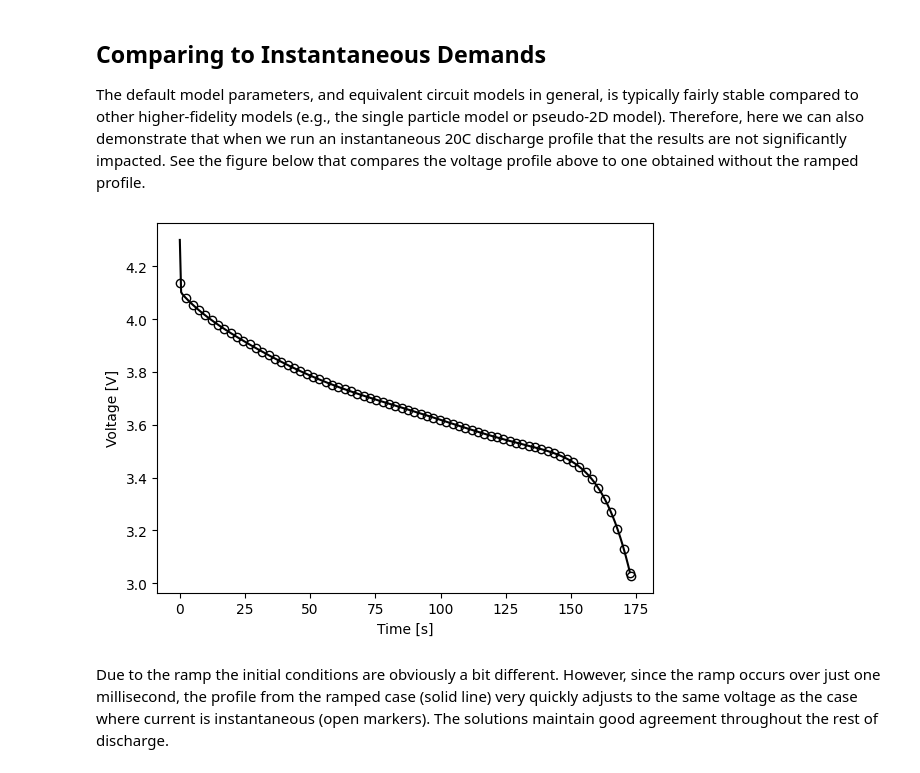
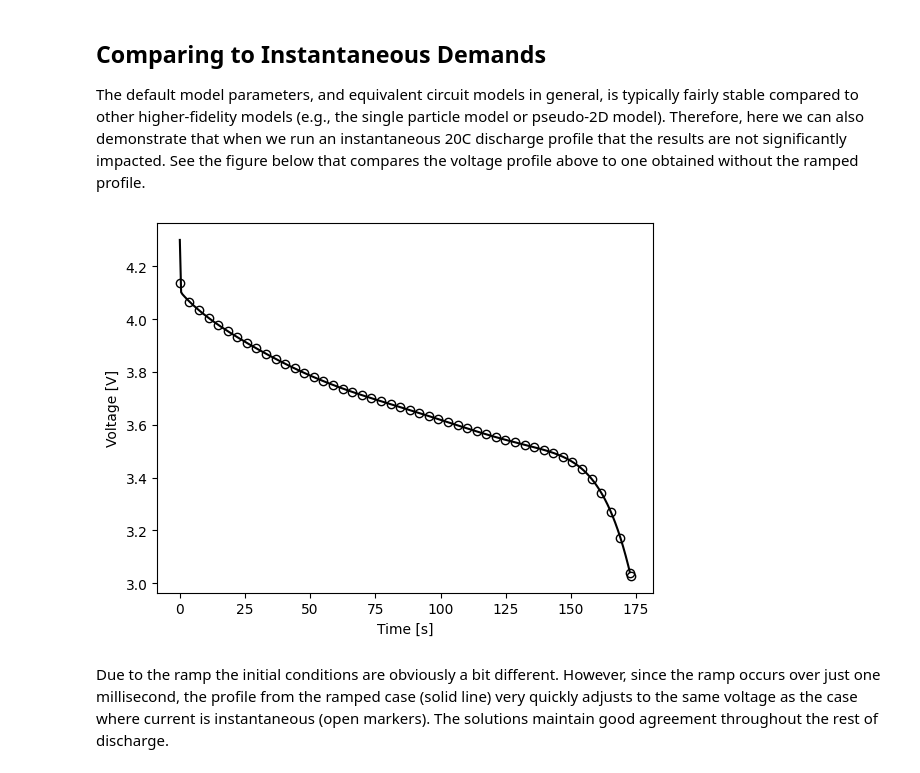
Before and after one commit to ROVI-org/thevenin, a Jupyter notebook: docs/jupyter_execute/examples/ramping.ipynb, the cells around one changed output. Saved outputs shown, nothing was run; the diff lists cells and outputs as text; code cells hidden in the pictures.

```diff
--- a/docs/jupyter_execute/examples/ramping.ipynb
+++ b/docs/jupyter_execute/examples/ramping.ipynb
@@ -51,7 +51,7 @@ Aside from a constant ramp, like `Ramp` demonstrated above, ramps are also commo
 dynamic_load = thev.loadfns.Ramp2Constant(20*75/1e-3, 20*75)
 
 expr = thev.Experiment()
-expr.add_step('current_A', dynamic_load, (180., 0.5), limits=('voltage_V', 3.))
+expr.add_step('current_A', dynamic_load, (360., 0.5), limits=('voltage_V', 3.))
 
 soln = model.run(expr)
 soln.plot('time_s', 'current_A')
@@ -66,17 +66,17 @@ These types of "stability" ramps become more and more helpful (or needed) as loa
 The default model parameters, and equivalent circuit models in general, is typically fairly stable compared to other higher-fidelity models (e.g., the single particle model or pseudo-2D model). Therefore, here we can also demonstrate that when we run an instantaneous 20C discharge profile that the results are not significantly impacted. See the figure below that compares the voltage profile above to one obtained without the ramped profile.
 # %%
 expr = thev.Experiment()
-expr.add_step('current_A', 75*20, (180., 75), limits=('voltage_V', 3.))
+expr.add_step('current_A', 75*20, (180., 50), limits=('voltage_V', 3.))
 
 soln2 = model.run(expr)
 
 plt.plot(soln.vars['time_s'], soln.vars['voltage_V'], '-k')
 plt.plot(soln2.vars['time_s'], soln2.vars['voltage_V'], 'ok', markerfacecolor='none')
 
 plt.xlabel('Time [s]');
 plt.ylabel('Voltage [V]');
 # %% [output]
-[figure, old version]
+[figure, new version]
 # %% [markdown]
 Due to the ramp the initial conditions are obviously a bit different. However, since the ramp occurs over just one millisecond, the profile from the ramped case (solid line) very quickly adjusts to the same voltage as the case where current is instantaneous (open markers). The solutions maintain good agreement throughout the rest of discharge.
 # %% [markdown]
```
Also changed, not shown: 5 other files.
